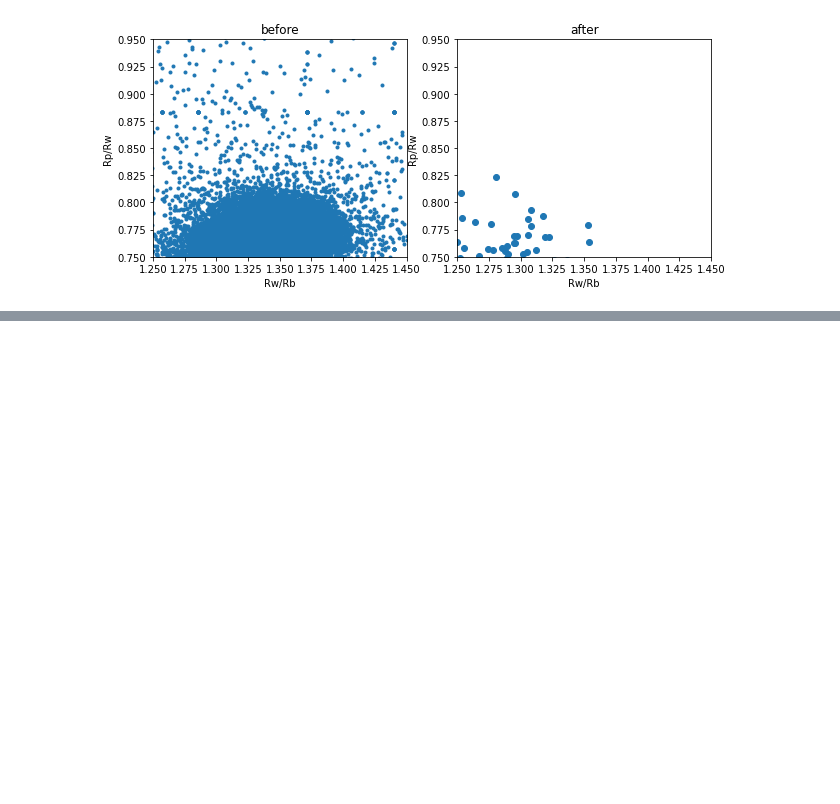
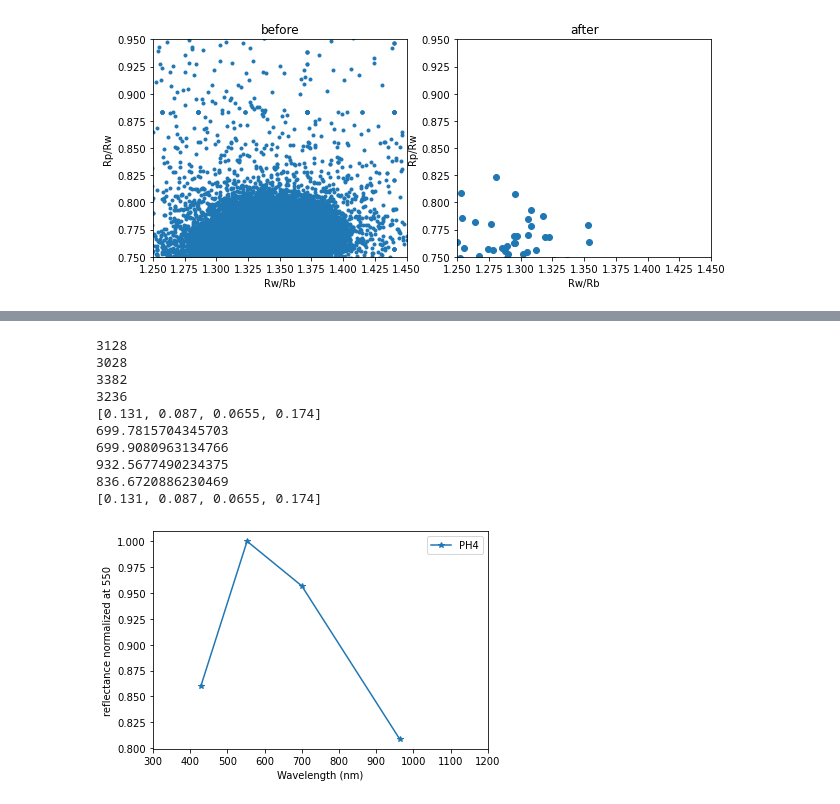
Before and after one commit to akihirohattori/preprocess, a Jupyter notebook: make_spectrum.ipynb, the cells around one changed output, grey strips where cells are left out. Saved outputs shown, nothing was run; the diff lists cells and outputs as text; code cells hidden in the pictures; blank space fills up the shorter version.

```diff
--- a/make_spectrum.ipynb
+++ b/make_spectrum.ipynb
@@ -170,0 +277,24 @@ df_p = pd.DataFrame(fits.getdata(image_files[3]))
+# %%
+a = "../output_perspective/_2489*.fits"
+aa = sorted(glob.glob(a))
+l = []
+l = conversion_ref_coord(aa, 125, 133)
+l3 = conversion_ref(aa)
+plt.plot(wave_length, l, marker = "*", label = "PH4")
+plt.xlabel('Wavelength (nm)')
+plt.xlim(300, 1200)
+plt.ylabel('reflectance normalized at 550')
+plt.legend(loc = 'upper right')
+plt.show()
+# %% [output]
+3128
+3028
+3382
+3236
+[0.131, 0.087, 0.0655, 0.174]
+699.7815704345703
+699.9080963134766
+932.5677490234375
+836.6720886230469
+[0.131, 0.087, 0.0655, 0.174]
+[figure, added]
```
Also changed, not shown: parts of 8 cells of this notebook, 17 other files.
